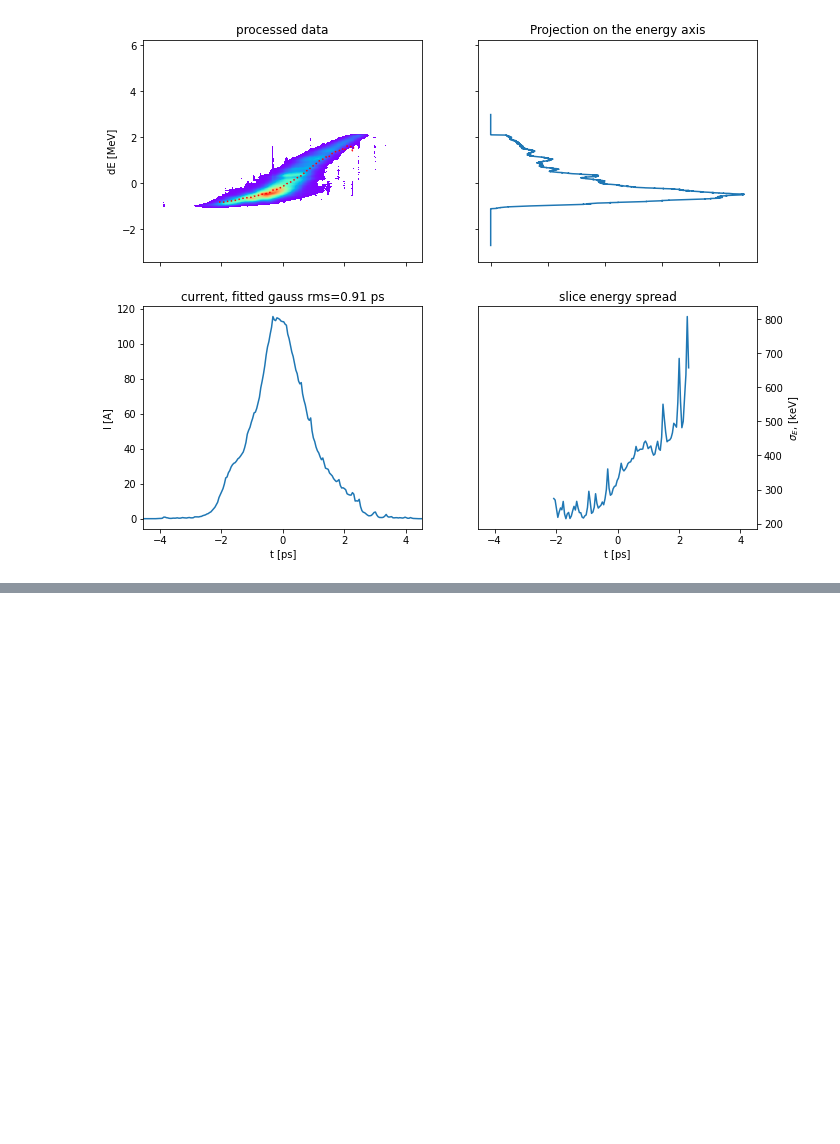
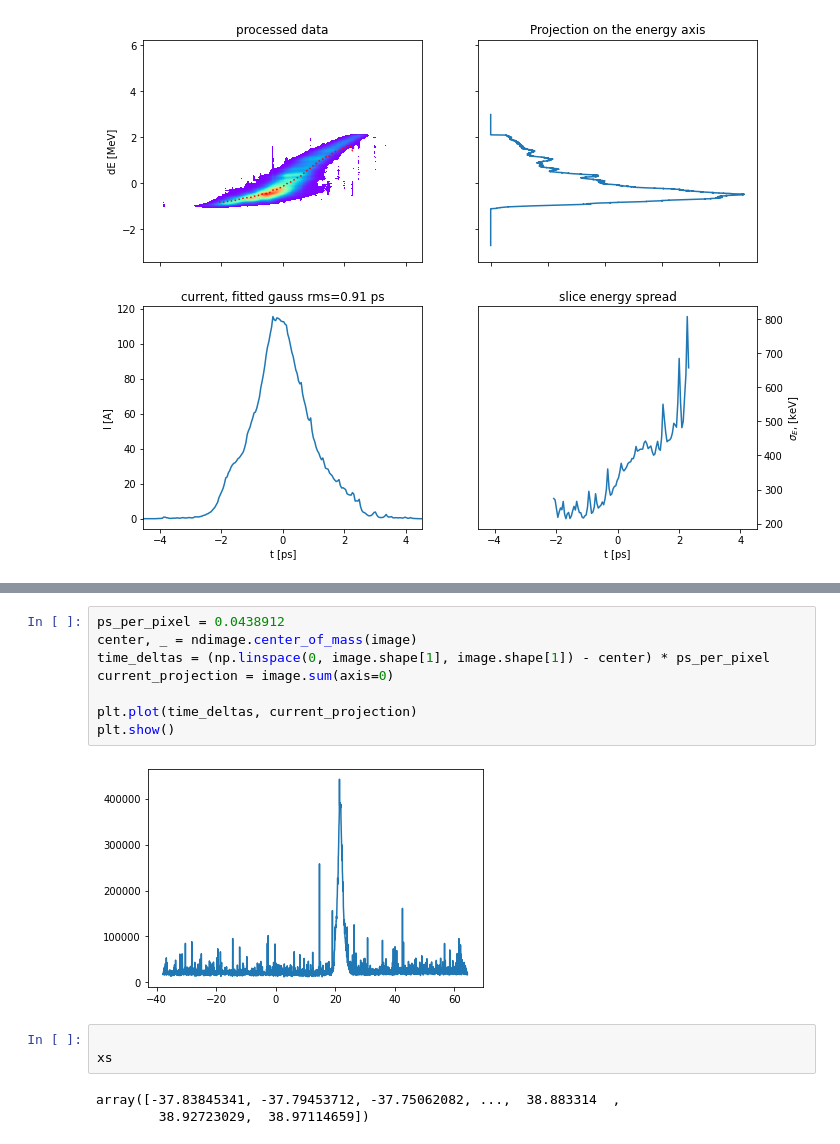
Before and after one commit to jank324/spectral-vd-euxfel, a Jupyter notebook: test.ipynb, the cells around one changed output, grey strips where cells are left out. Cells and saved outputs as stored; diff of their text form; blank space fills up the shorter version.

```diff
--- a/test.ipynb
+++ b/test.ipynb
@@ -32,0 +34,16 @@ but no persistent_load function was specified.
+# %%
+ps_per_pixel = 0.0438912
+center, _ = ndimage.center_of_mass(image)
+time_deltas = (np.linspace(0, image.shape[1], image.shape[1]) - center) * ps_per_pixel
+current_projection = image.sum(axis=0)
+
+plt.plot(time_deltas, current_projection)
+plt.show()
+# %% [output]
+[figure, added]
+# %%
+
+xs
+# %% [output]
+array([-37.83845341, -37.79453712, -37.75062082, ...,  38.883314  ,
+        38.92723029,  38.97114659])
```
Also changed, not shown: parts of 4 cells of this notebook.
